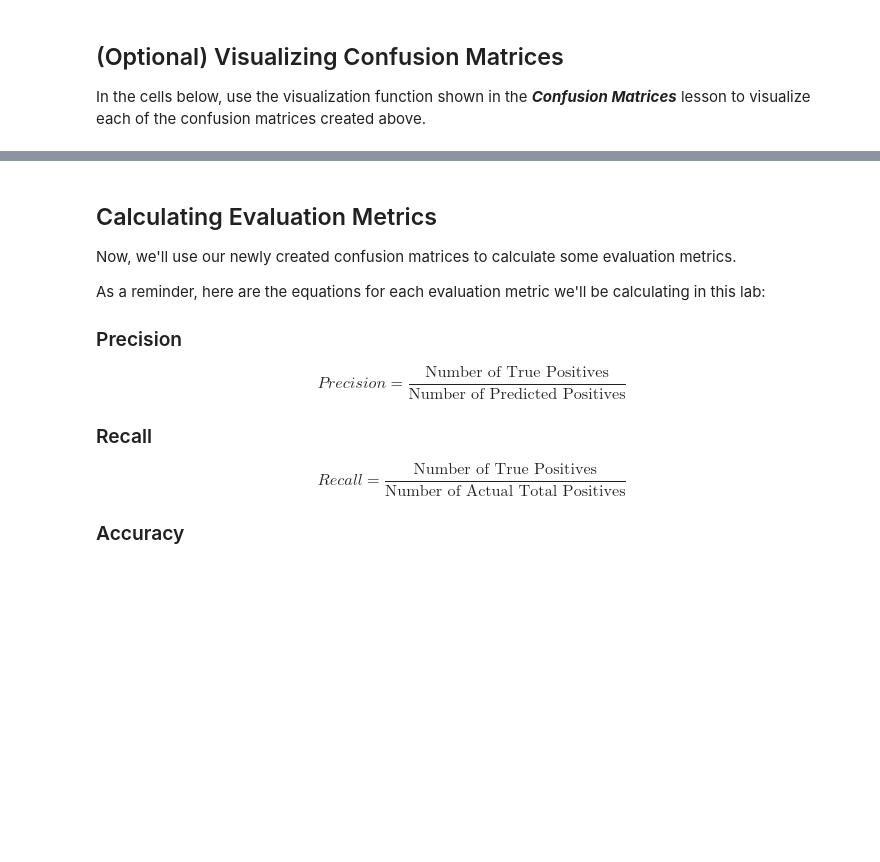
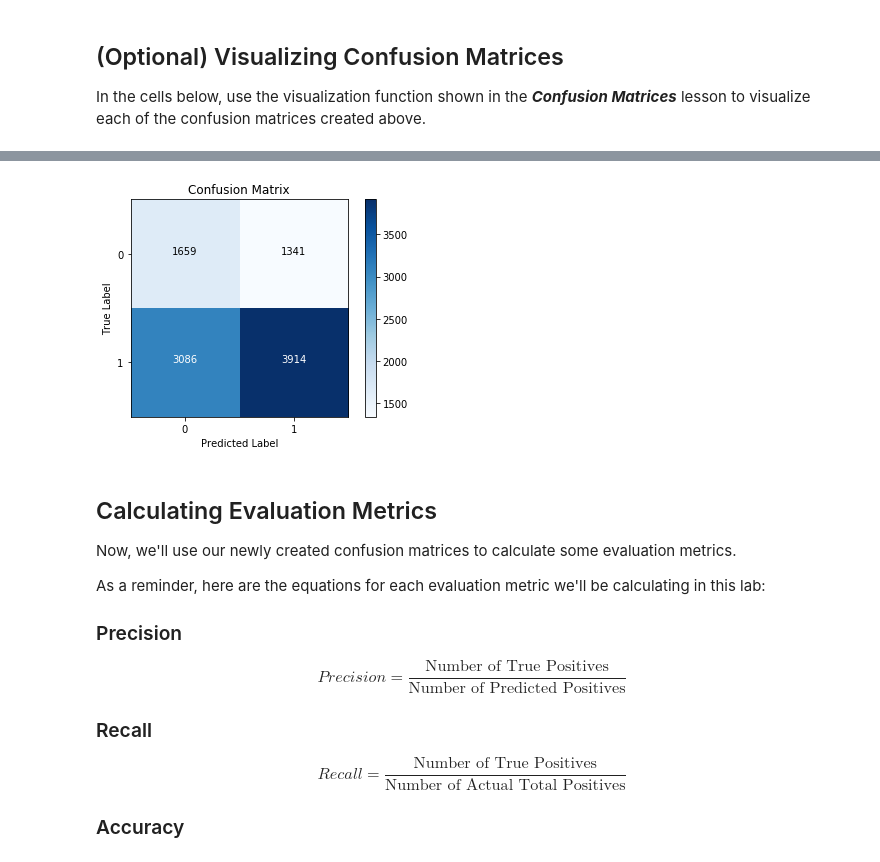
Before and after one commit to MangrobanGit/dsc-3-27-08-evaluation-metrics-lab-seattle-ds-career-040119, a Jupyter notebook: index.ipynb, the cells around one changed output, grey strips where cells are left out. Drawn from its saved outputs; the diff is of its cells as text; code cells hidden in the pictures; blank space fills up the shorter version.

```diff
--- a/index.ipynb
+++ b/index.ipynb
@@ -150,0 +155,4 @@ def show_cf(y_true, y_pred, class_names=None, model_name=None):
+# %%
+show_cf(labels, model2_preds)
+# %% [output]
+[figure, added]
```
Also changed, not shown: parts of 2 cells of this notebook.
